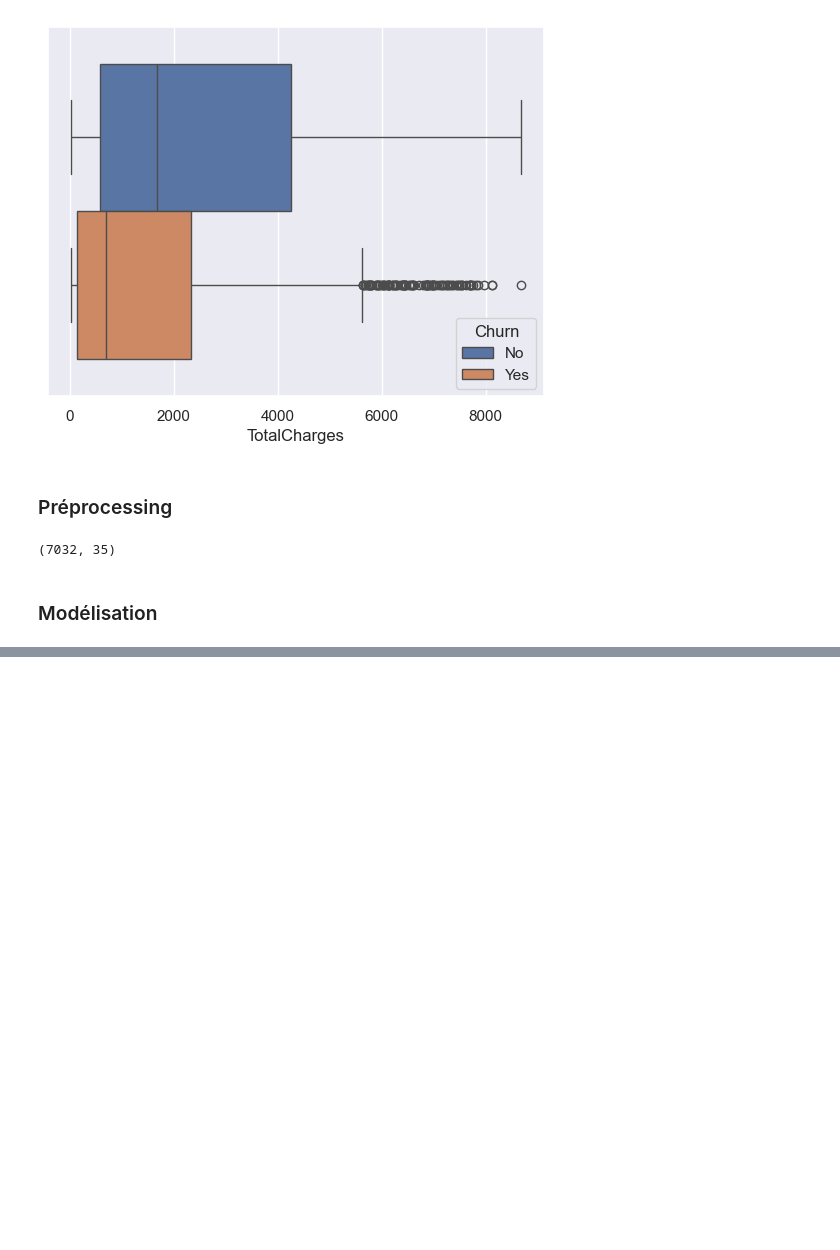
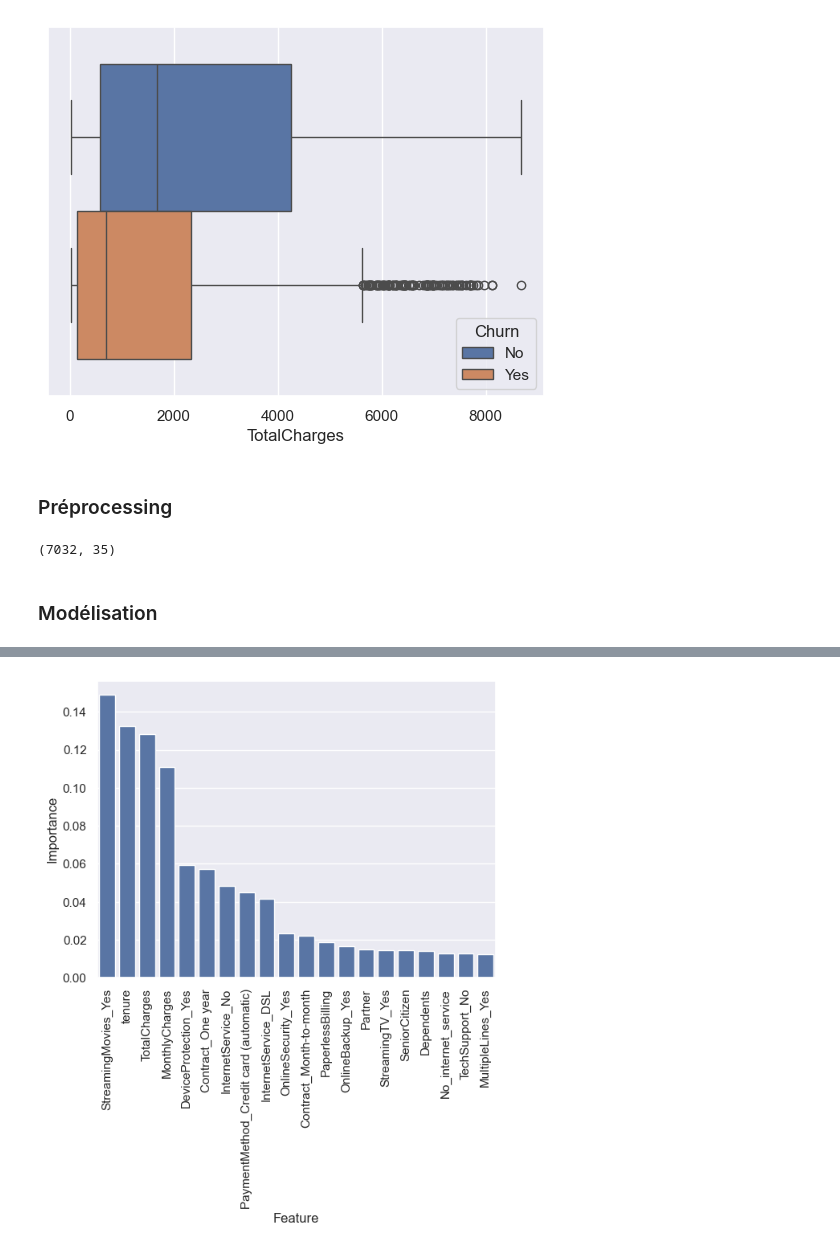
Before and after one commit to anthoferre/telco_customer_churn, a Jupyter notebook: telco_customer_churn.ipynb, the cells around one changed output, grey strips where cells are left out. Cells and saved outputs as stored; diff of their text form; code cells hidden in the pictures; blank space fills up the shorter version.

Commit message:
étude de l'importance des variables

```diff
--- a/telco_customer_churn.ipynb
+++ b/telco_customer_churn.ipynb
@@ -228,0 +307,22 @@ You can try to debug the error by setting error_score='raise'.
+# %%
+selector = SelectKBest(k = 25)
+clf_rf = RandomForestClassifier(n_estimators= 200, min_samples_split=5,min_samples_leaf = 1, max_depth = 10, random_state= 66)
+rf_pipeline = Pipeline(steps=[('normalisation', scaler),
+                              ('kbest', selector),
+                              ('model', clf_rf)])
+
+rf_pipeline.fit(x_train_os,y_train_os)
+y_pred = rf_pipeline.predict(x_test)
+
+trained_model = rf_pipeline.named_steps['model']
+feature_importances = trained_model.feature_importances_
+
+selected_features_indices = rf_pipeline.named_steps['kbest'].get_support(indices = True)
+selected_features_names = [f'{i}' for i in df.columns[selected_features_indices]]
+
+feature_importances_df = pd.DataFrame({'Feature' : selected_features_names,'Importance' : feature_importances}).sort_values(by = 'Importance', ascending=False)
+
+sns.barplot(data = feature_importances_df[:20], x = 'Feature', y = 'Importance')
+plt.xticks(rotation = 90);
+# %% [output]
+[figure, added]
```
Also changed, not shown: parts of 5 cells of this notebook.
